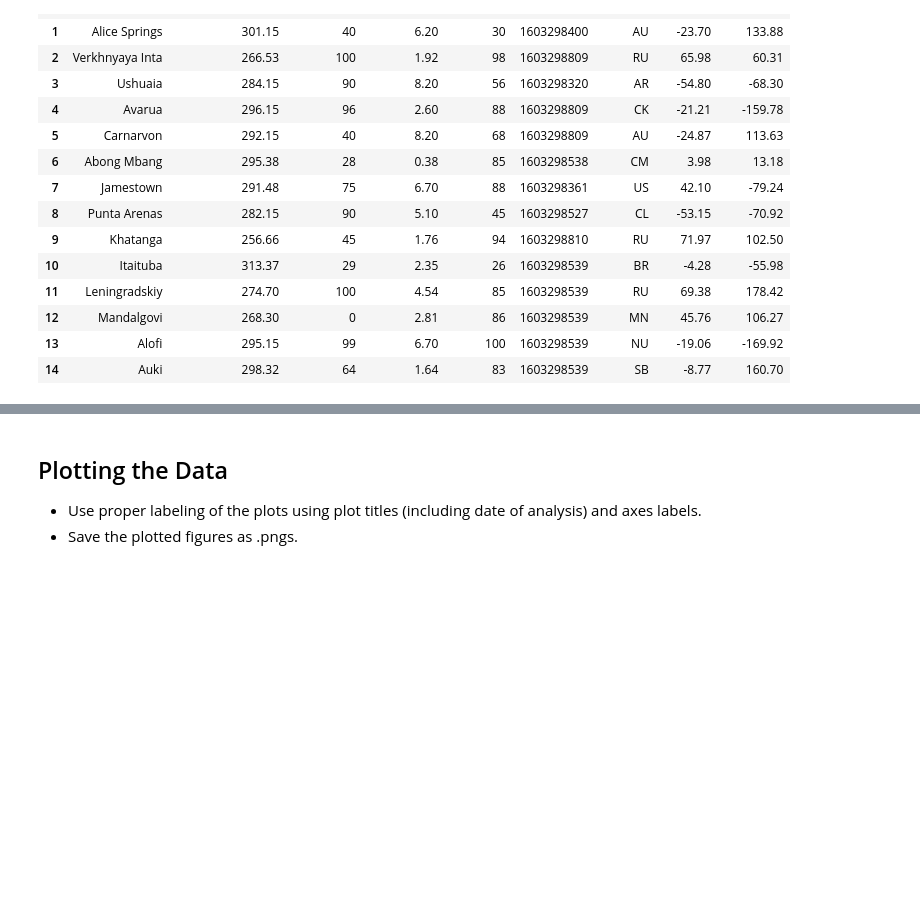
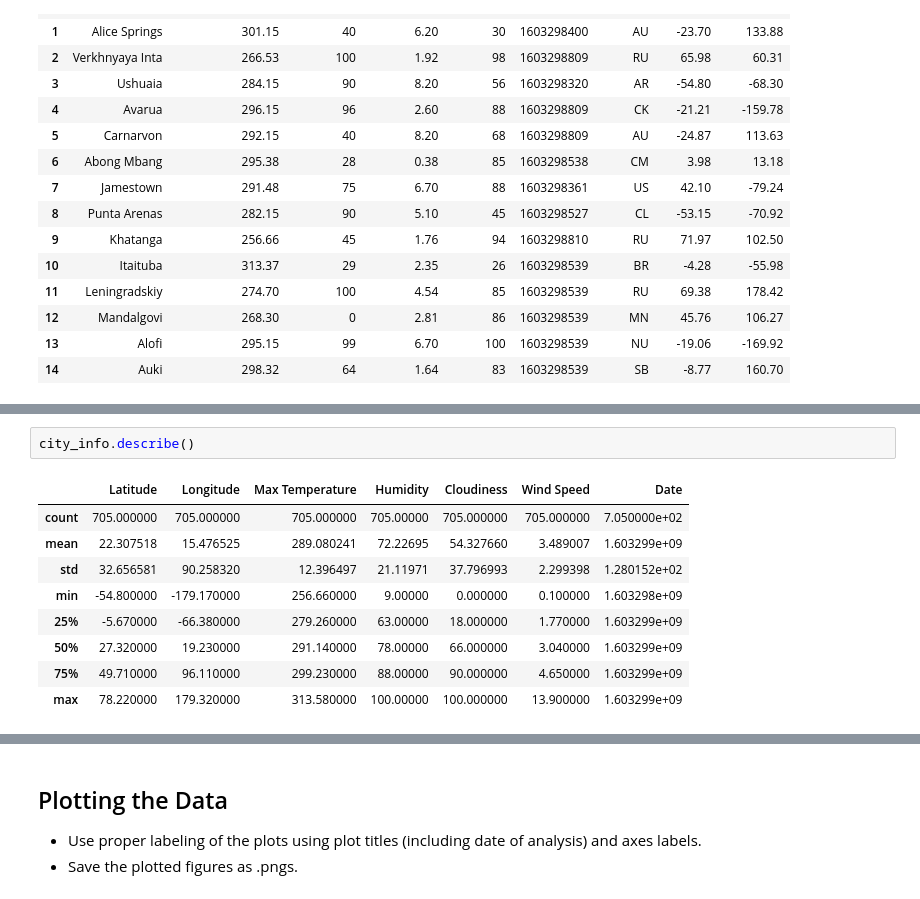
Before and after one commit to sreeven/Bootcamp, a Jupyter notebook: python-api-challenge/WeatherPy/WeatherPy.ipynb, the cells around one changed output, grey strips where cells are left out. Drawn from its saved outputs; the diff is of its cells as text; blank space fills up the shorter version.

Commit message:
Check for humidity

```diff
--- a/python-api-challenge/WeatherPy/WeatherPy.ipynb
+++ b/python-api-challenge/WeatherPy/WeatherPy.ipynb
@@ -196,0 +151,12 @@ Int64Index([], dtype='int64')
+# %%
+city_info.describe()
+# %% [output]
+|  | Latitude | Longitude | Max Temperature | Humidity | Cloudiness | Wind Speed | Date |
+| count | 705.000000 | 705.000000 | 705.000000 | 705.00000 | 705.000000 | 705.000000 | 7.050000e+02 |
+| mean | 22.307518 | 15.476525 | 289.080241 | 72.22695 | 54.327660 | 3.489007 | 1.603299e+09 |
+| std | 32.656581 | 90.258320 | 12.396497 | 21.11971 | 37.796993 | 2.299398 | 1.280152e+02 |
+| min | -54.800000 | -179.170000 | 256.660000 | 9.00000 | 0.000000 | 0.100000 | 1.603298e+09 |
+| 25% | -5.670000 | -66.380000 | 279.260000 | 63.00000 | 18.000000 | 1.770000 | 1.603299e+09 |
+| 50% | 27.320000 | 19.230000 | 291.140000 | 78.00000 | 66.000000 | 3.040000 | 1.603299e+09 |
+| 75% | 49.710000 | 96.110000 | 299.230000 | 88.00000 | 90.000000 | 4.650000 | 1.603299e+09 |
+| max | 78.220000 | 179.320000 | 313.580000 | 100.00000 | 100.000000 | 13.900000 | 1.603299e+09 |
```
Also changed, not shown: parts of 8 cells of this notebook.
